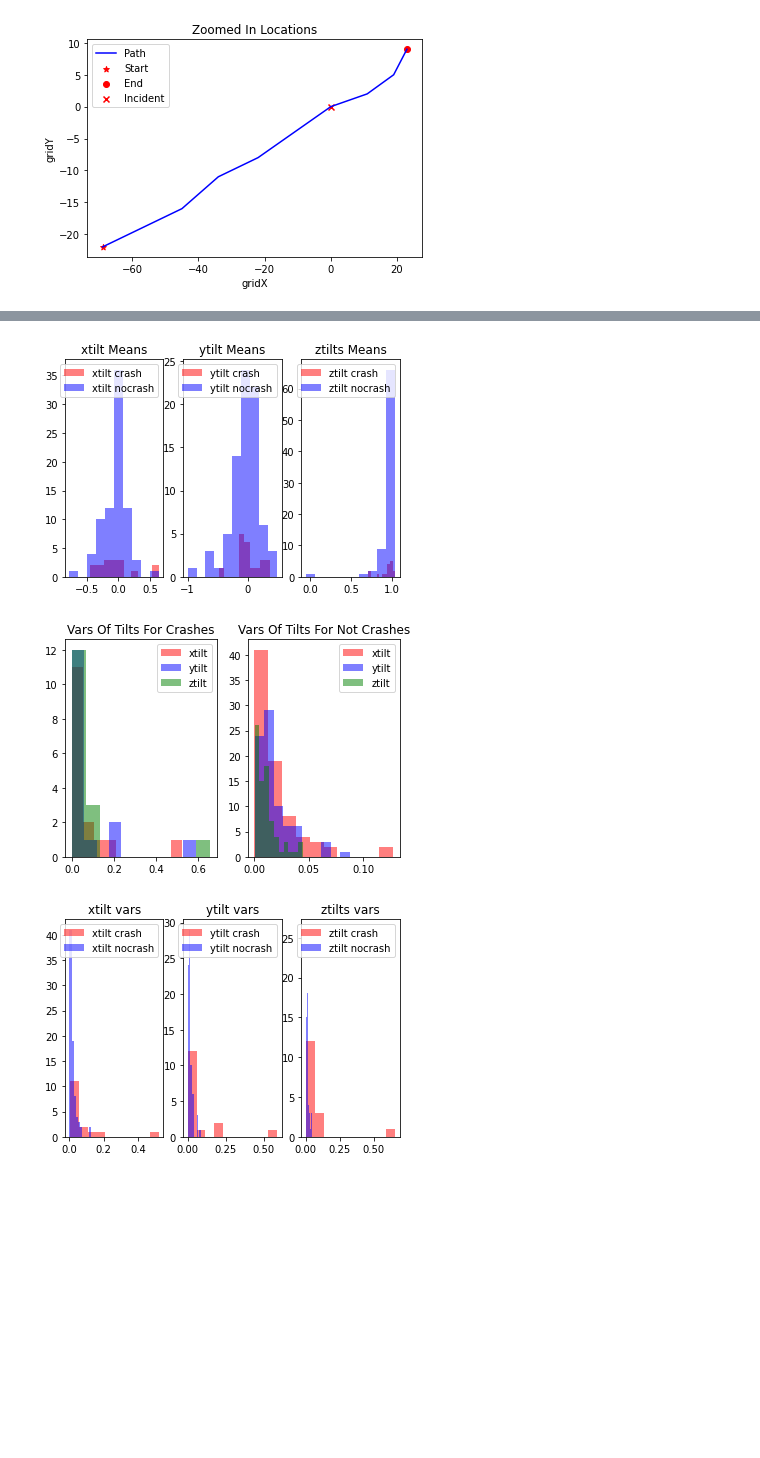
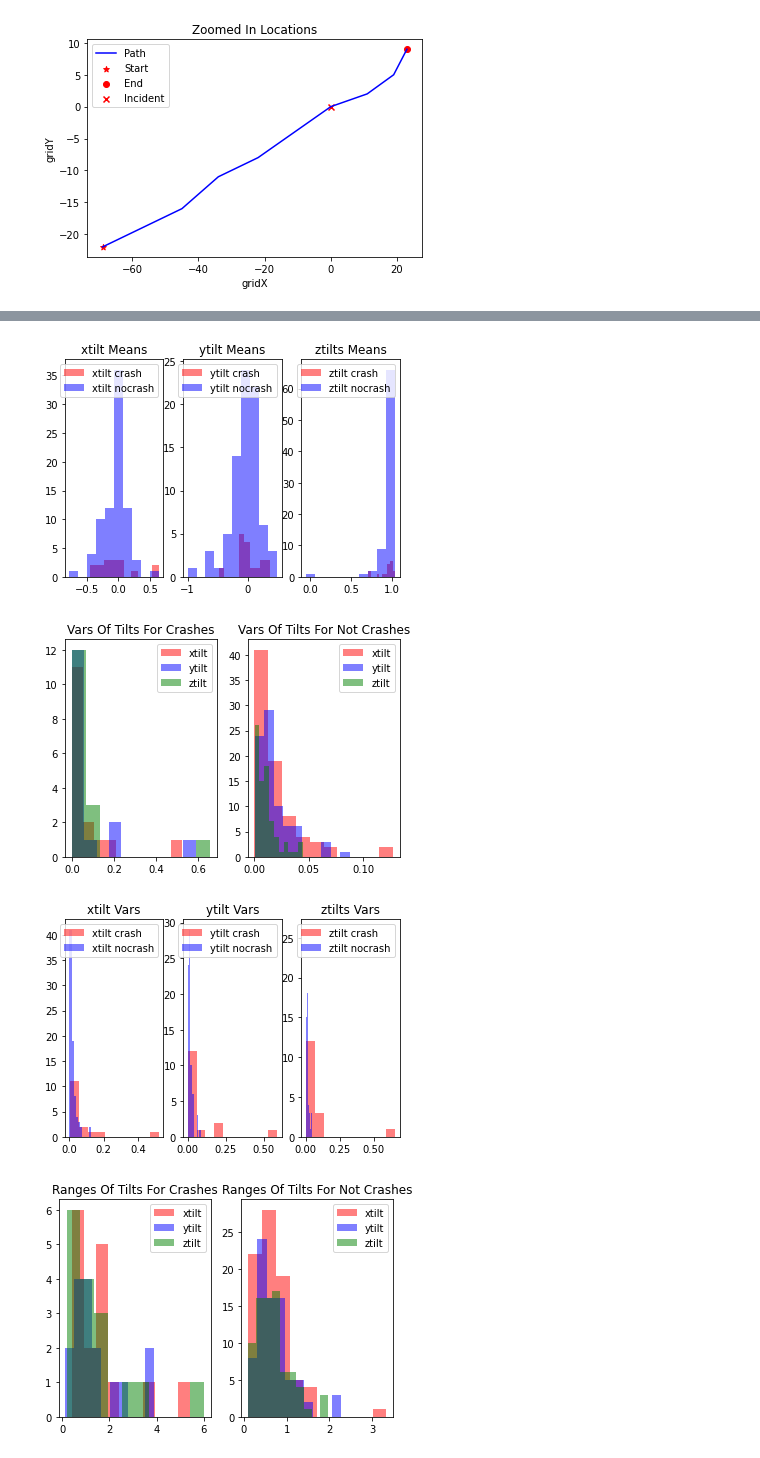
Before and after one commit to cwhite098/MDM3_Project1_Quartix, a Jupyter notebook: visualise.ipynb, the cells around one changed output, grey strips where cells are left out. Saved outputs shown, nothing was run; the diff lists cells and outputs as text; code cells hidden in the pictures; blank space fills up the shorter version.

Commit message:
added range stat and improved code with functions

```diff
--- a/visualise.ipynb
+++ b/visualise.ipynb
@@ -177,74 +166,67 @@ def get_means(X,y):
 # %%
 # Split the list up into labels and features
 # These features are the 8hz tilt data
 all_data = np.array(all_data)
 y = all_data[:,3]
 X = all_data[:,2]
 
 X_new = []
 for element in range(len(X)):
     df = X[element]
     array = df.iloc[:,1:].to_numpy()
     X_new.append(array)
 # X is now a list of arrays containing the 8hz tilt data
 X = np.asarray(X_new)
 
+crash_ref = y.nonzero()
+nocrash_ref = (y-1)*(-1)
+nocrash_ref = nocrash_ref.nonzero()
+
+X_crash = X[crash_ref]
+X_nocrash = X[nocrash_ref]
+
 # Get the means for comparisons
-crash_means, crash_vars, nocrash_means, nocrash_vars = get_means(X,y)
+crash_means, crash_vars, crash_ranges = get_stats(X_crash)
+nocrash_means, nocrash_vars, nocrash_ranges = get_stats(X_nocrash)
 
-plt.subplot(1,2,1)
-plt.hist(crash_means[:,0], color='red', label='xtilt', alpha=0.5)
-plt.hist(crash_means[:,1], color='blue', label='ytilt', alpha=0.5)
-plt.hist(crash_means[:,2], color='green',label='ztilt', alpha=0.5)
-plt.title('Means Of Tilts For Crashes'), plt.legend(loc='best')
-plt.subplot(1,2,2)
-plt.hist(nocrash_means[:,0], color='red', label='xtilt', alpha=0.5)
-plt.hist(nocrash_means[:,1], color='blue', label='ytilt', alpha=0.5)
-plt.hist(nocrash_means[:,2], color='green',label='ztilt', alpha=0.5)
-plt.title('Means Of Tilts For Not Crashes'), plt.legend(loc='best')
+def plot_stat_hist(stat1, stat2, stat_str):
+    plt.subplot(1,2,1)
+    plt.hist(stat1[:,0], color='red', label='xtilt', alpha=0.5)
+    plt.hist(stat1[:,1], color='blue', label='ytilt', alpha=0.5)
+    plt.hist(stat1[:,2], color='green',label='ztilt', alpha=0.5)
+    plt.title(stat_str + ' Of Tilts For Crashes'), plt.legend(loc='best')
+    plt.subplot(1,2,2)
+    plt.hist(stat2[:,0], color='red', label='xtilt', alpha=0.5)
+    plt.hist(stat2[:,1], color='blue', label='ytilt', alpha=0.5)
+    plt.hist(stat2[:,2], color='green',label='ztilt', alpha=0.5)
+    plt.title(stat_str + ' Of Tilts For Not Crashes'), plt.legend(loc='best')
+    plt.show()
+
+    plt.subplot(1,3,1)
+    plt.hist(stat1[:,0], color='red', label='xtilt crash', alpha=0.5)
+    plt.hist(stat2[:,0], color='blue', label='xtilt nocrash', alpha=0.5)
+    plt.title('xtilt ' + stat_str ), plt.legend(loc='best')
+    plt.subplot(1,3,2)
+    plt.hist(stat1[:,1], color='red', label='ytilt crash', alpha=0.5)
+    plt.hist(stat2[:,1], color='blue', label='ytilt nocrash', alpha=0.5)
+    plt.title('ytilt ' + stat_str ), plt.legend(loc='best')
+    plt.subplot(1,3,3)
+    plt.hist(stat1[:,2], color='red', label='ztilt crash', alpha=0.5)
+    plt.hist(stat2[:,2], color='blue', label='ztilt nocrash', alpha=0.5)
+    plt.title('ztilts ' + stat_str ), plt.legend(loc='best')
+    plt.show()
+
+plot_stat_hist(crash_means, nocrash_means, 'Means')
+plot_stat_hist(crash_vars, nocrash_vars, 'Vars')
+plot_stat_hist(crash_ranges, nocrash_ranges, 'Ranges')
+
+plt.scatter(crash_vars[:,0], crash_means[:,0], color='red', alpha=0.5, label='Crash')
+plt.scatter(nocrash_vars[:,0], nocrash_means[:,0], color='green', alpha=0.5, label='NoCrash')
+plt.legend(loc='best'), plt.xlabel('Variance'), plt.ylabel('Mean')
 plt.show()
-
-plt.subplot(1,3,1)
-plt.hist(crash_means[:,0], color='red', label='xtilt crash', alpha=0.5)
-plt.hist(nocrash_means[:,0], color='blue', label='xtilt nocrash', alpha=0.5)
-plt.title('xtilt Means'), plt.legend(loc='best')
-plt.subplot(1,3,2)
-plt.hist(crash_means[:,1], color='red', label='ytilt crash', alpha=0.5)
-plt.hist(nocrash_means[:,1], color='blue', label='ytilt nocrash', alpha=0.5)
-plt.title('ytilt Means'), plt.legend(loc='best')
-plt.subplot(1,3,3)
-plt.hist(crash_means[:,2], color='red', label='ztilt crash', alpha=0.5)
-plt.hist(nocrash_means[:,2], color='blue', label='ztilt nocrash', alpha=0.5)
-plt.title('ztilts Means'), plt.legend(loc='best')
-plt.show()
-
-plt.subplot(1,2,1)
-plt.hist(crash_vars[:,0], color='red', label='xtilt', alpha=0.5)
-plt.hist(crash_vars[:,1], color='blue', label='ytilt', alpha=0.5)
-plt.hist(crash_vars[:,2], color='green',label='ztilt', alpha=0.5)
-plt.title('Vars Of Tilts For Crashes'), plt.legend(loc='best')
-plt.subplot(1,2,2)
-plt.hist(nocrash_vars[:,0], color='red', label='xtilt', alpha=0.5)
-plt.hist(nocrash_vars[:,1], color='blue', label='ytilt', alpha=0.5)
-plt.hist(nocrash_vars[:,2], color='green',label='ztilt', alpha=0.5)
-plt.title('Vars Of Tilts For Not Crashes'), plt.legend(loc='best')
-plt.show()
-
-plt.subplot(1,3,1)
-plt.hist(crash_vars[:,0], color='red', label='xtilt crash', alpha=0.5)
-plt.hist(nocrash_vars[:,0], color='blue', label='xtilt nocrash', alpha=0.5)
-plt.title('xtilt vars'), plt.legend(loc='best')
-plt.subplot(1,3,2)
-plt.hist(crash_vars[:,1], color='red', label='ytilt crash', alpha=0.5)
-plt.hist(nocrash_vars[:,1], color='blue', label='ytilt nocrash', alpha=0.5)
-plt.title('ytilt vars'), plt.legend(loc='best')
-plt.subplot(1,3,3)
-plt.hist(crash_vars[:,2], color='red', label='ztilt crash', alpha=0.5)
-plt.hist(nocrash_vars[:,2], color='blue', label='ztilt nocrash', alpha=0.5)
-plt.title('ztilts vars'), plt.legend(loc='best')
-plt.show()
 # %% [output]
 [figure]
 [figure]
 [figure]
 [figure]
+[figure, added]
```
Also changed, not shown: parts of 2 cells of this notebook.
